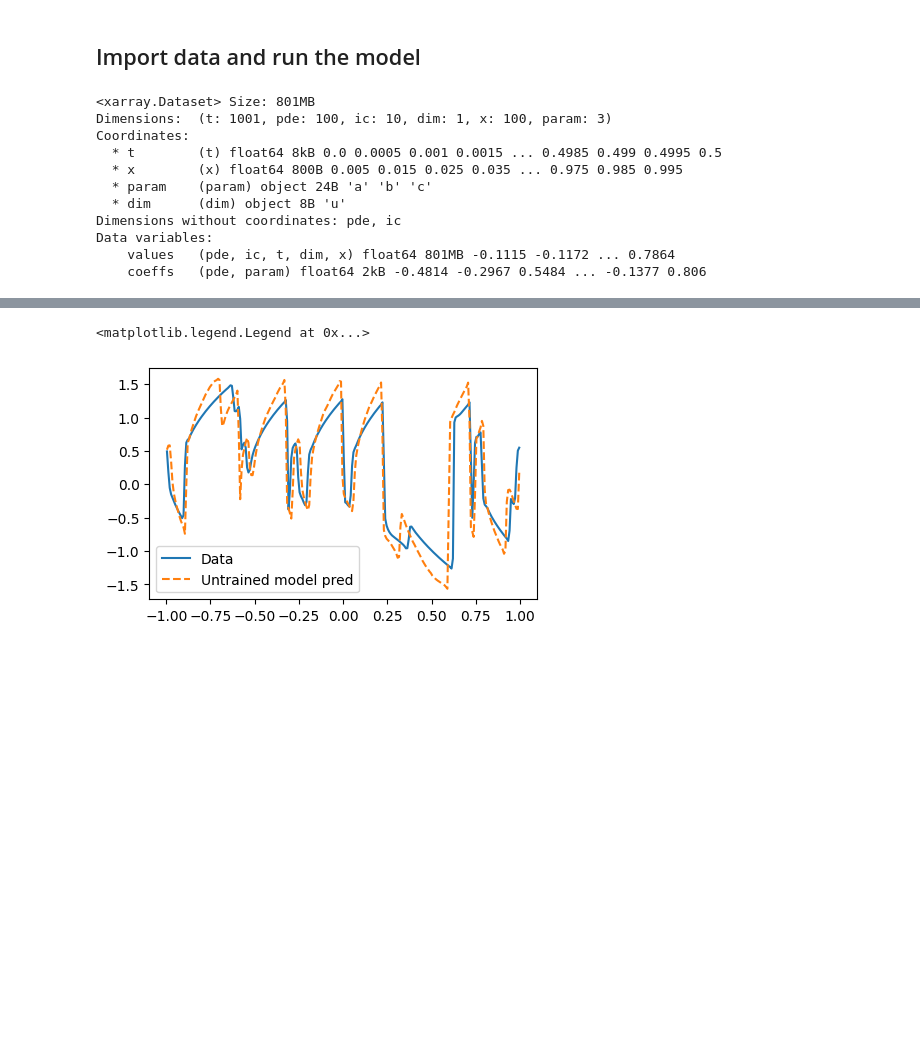
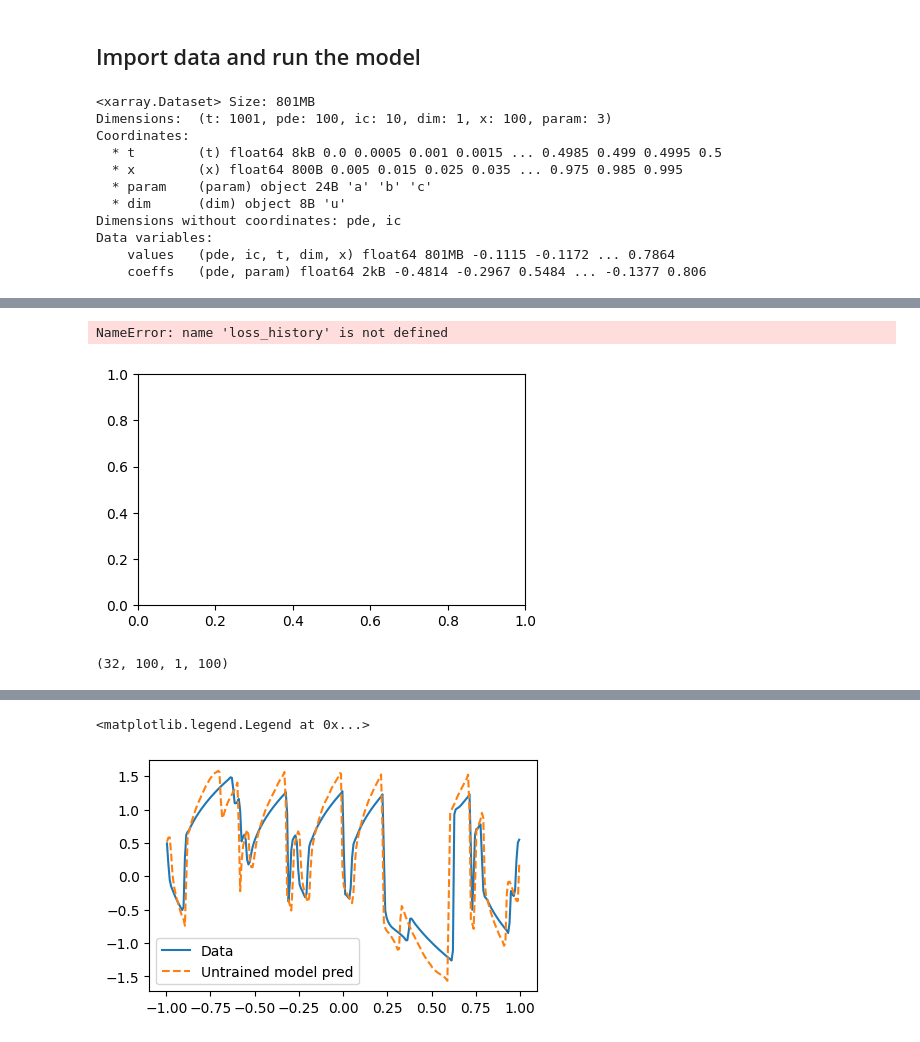
Before and after one commit to xx257xx/CONTEXT_FLUX_NO, a Jupyter notebook: iconfluxno_jax.ipynb, the cells around one changed output, grey strips where cells are left out. Saved outputs shown, nothing was run; the diff lists cells and outputs as text; code cells hidden in the pictures; blank space fills up the shorter version.

Commit message:
Starting running architecture experiments on the context flux fno

```diff
--- a/iconfluxno_jax.ipynb
+++ b/iconfluxno_jax.ipynb
@@ -315,7 +315,7 @@ class ViTContextHyperFluxFNO(eqx.Module):
         context_embed_dim: int,
         stencil_size: int | tuple[int, int],
         boundary_condition: Literal["periodic"] = "periodic",
-        patch_size: tuple[int, int] = (4, 16),
+        patch_size: tuple[int, int] = (5, 25),
         width_lift: int = 128,
         width_project: int = 128,
         width_vit: int = 128,
@@ -576,3 +614,8 @@ model = ViTContextHyperFluxFNO(
     stencil_size=(2, 1),
     key=jax.random.key(0),
 )
+# %%
+loader = ContextSegmentLoader(
+    dataset_train, context_size=20, segment_length=2, batch_size=256
+)
+batch, _ = loader.load_batch(loader.init())
@@ -578,0 +626,2 @@ model = ViTContextHyperFluxFNO(
+# %%
+model, loss_history = train(model, loader, optax.adamw(1e-3), loss_fn, max_steps=5000)
@@ -578,0 +647,7 @@ model = ViTContextHyperFluxFNO(
+# %%
+fig, ax = plt.subplots(1, 1, figsize=(5, 3))
+ax.plot(loss_history)
+ax.set_yscale("log")
+# %% [output]
+NameError: name 'loss_history' is not defined
+[figure, added]
@@ -578,0 +659,5 @@ model = ViTContextHyperFluxFNO(
+# %%
+context_test, u_test, dt, dx = batch_test
+context_test.shape
+# %% [output]
+(32, 100, 1, 100)
```
Also changed, not shown: parts of 14 cells of this notebook, 3 other files.
